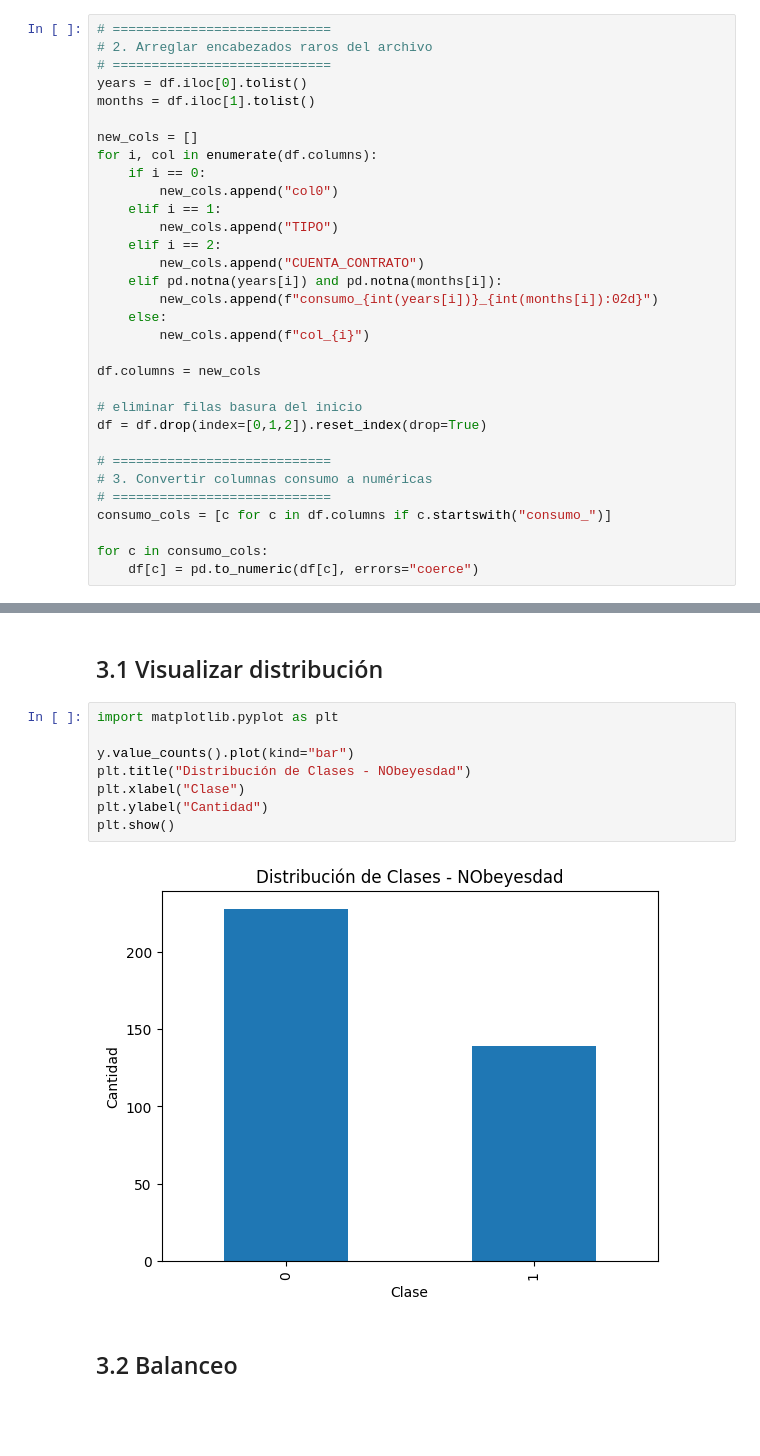
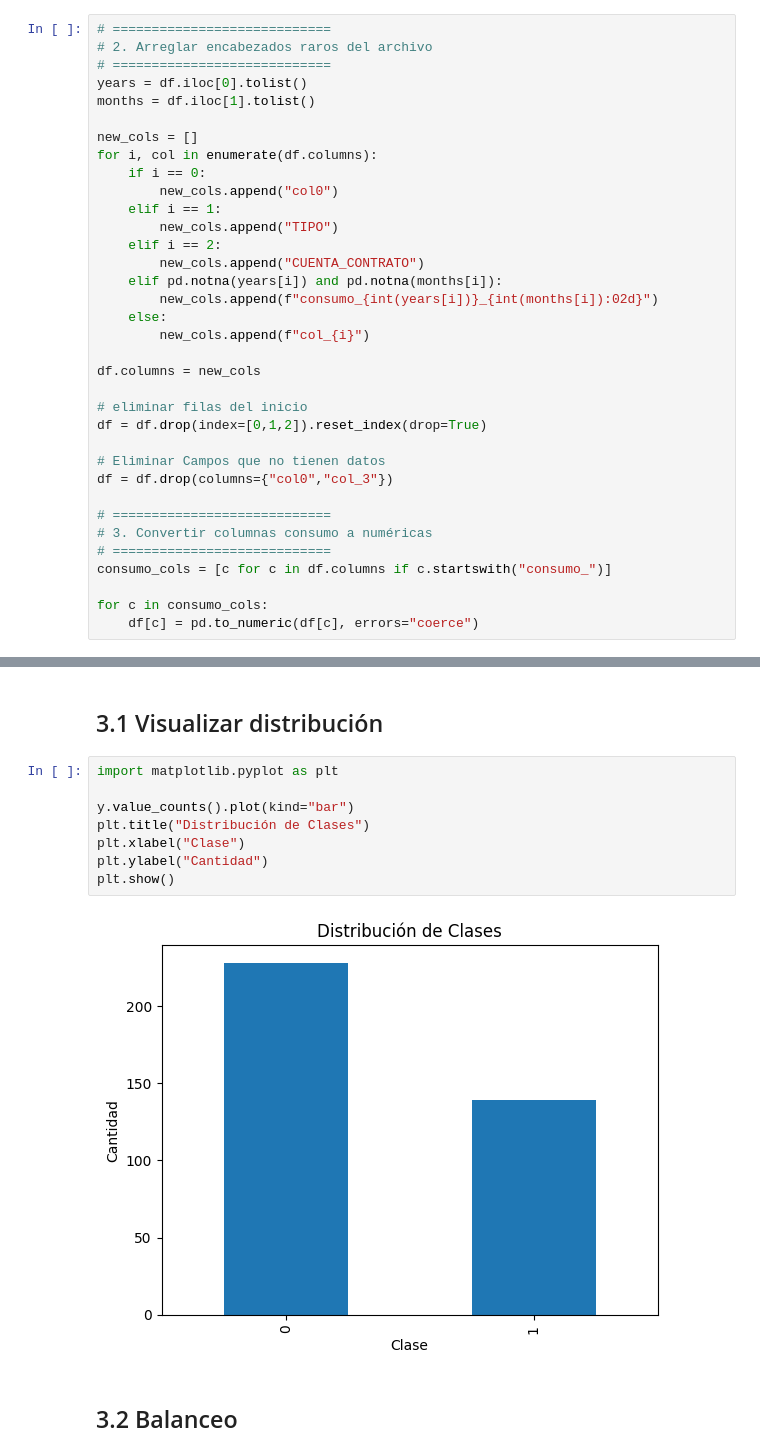
Before and after one commit to AndersonV623/IA-Cafam, a Jupyter notebook: Machine Learning - Regresion Logistica - Trabajo.ipynb, the cells around one changed output, grey strips where cells are left out. Drawn from its saved outputs; the diff is of its cells as text; blank space fills up the shorter version.

```diff
--- a/Machine Learning - Regresion Logistica - Trabajo.ipynb
+++ b/Machine Learning - Regresion Logistica - Trabajo.ipynb
@@ -76,8 +76,11 @@ for i, col in enumerate(df.columns):
 
 df.columns = new_cols
 
-# eliminar filas basura del inicio
+# eliminar filas del inicio
 df = df.drop(index=[0,1,2]).reset_index(drop=True)
+
+# Eliminar Campos que no tienen datos
+df = df.drop(columns={"col0","col_3"})
 
 # ============================
 # 3. Convertir columnas consumo a numéricas
@@ -188,13 +191,13 @@ preprocessor = ColumnTransformer(
 # %%
 import matplotlib.pyplot as plt
 
 y.value_counts().plot(kind="bar")
-plt.title("Distribución de Clases - NObeyesdad")
+plt.title("Distribución de Clases")
 plt.xlabel("Clase")
 plt.ylabel("Cantidad")
 plt.show()
 # %% [output]
-[figure, old version]
+[figure, new version]
 # %% [markdown]
 ## 3.2 Balanceo
 # %%
```
Also changed, not shown: parts of 2 cells of this notebook, 1 other file.
